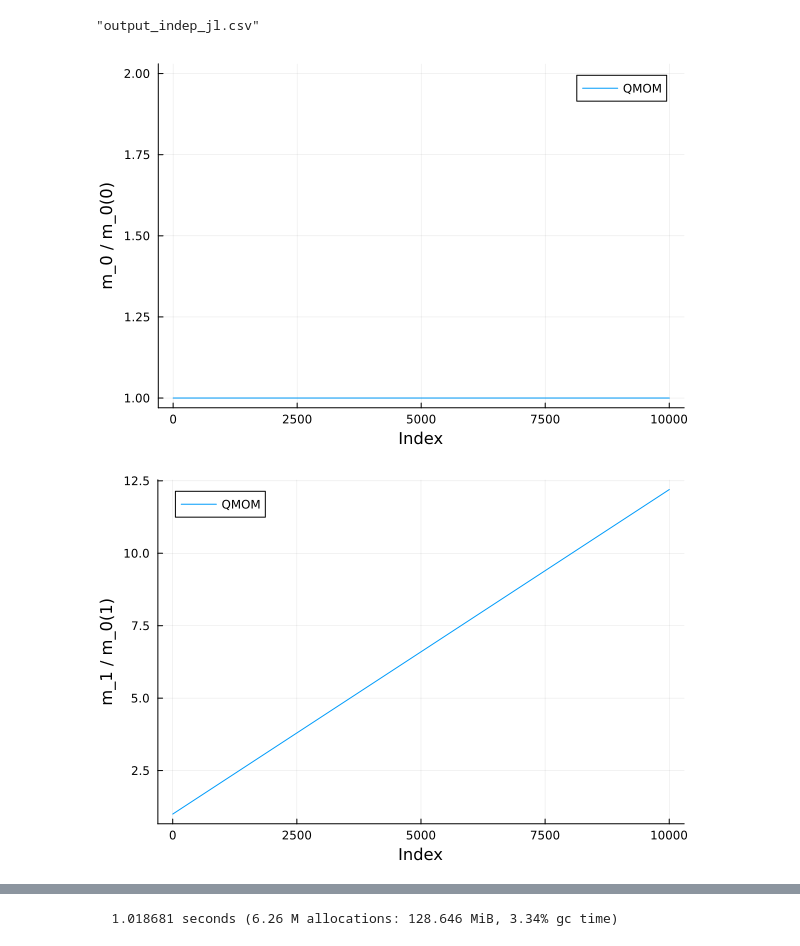
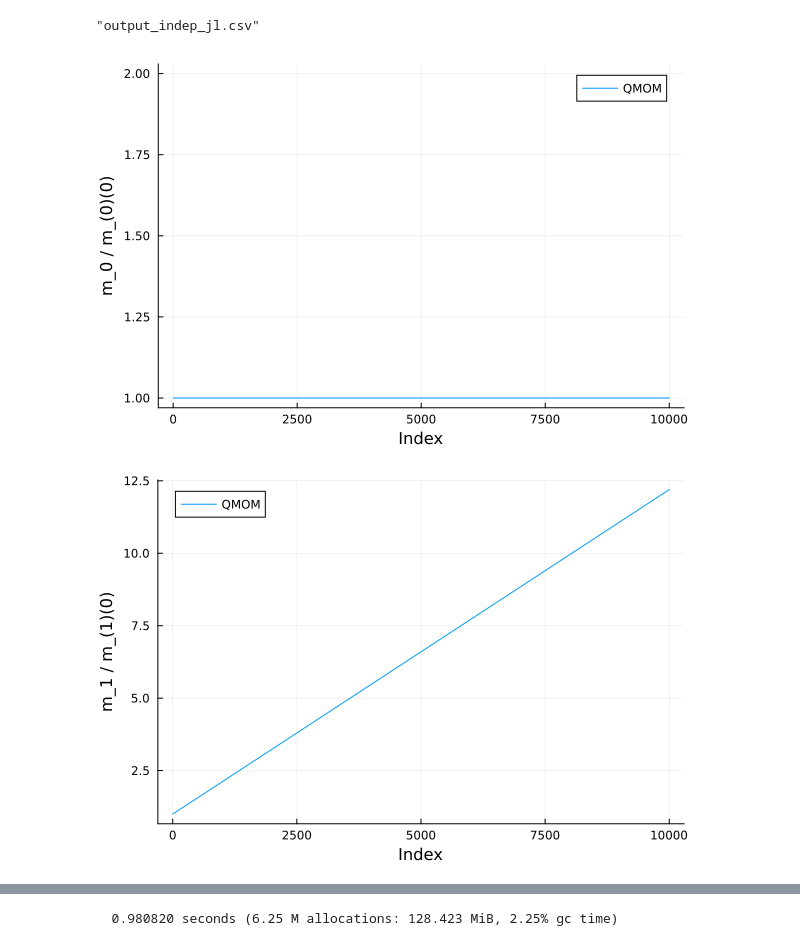
Before and after one commit to chandresh-soni/MTP-Code, a Jupyter notebook: QMOM-0D-growth-indep.ipynb, the cells around one changed output, grey strips where cells are left out. Drawn from its saved outputs; the diff is of its cells as text; code cells hidden in the pictures.

```diff
--- a/QMOM-0D-growth-indep.ipynb
+++ b/QMOM-0D-growth-indep.ipynb
@@ -114,30 +114,30 @@ end
 # %%
 @time begin
     # Read the CSV file "output_indep_jl.csv" into a DataFrame
     df = CSV.File("output_indep_jl.csv") |> DataFrame
 
     # Iterate over each column in the DataFrame and plot
     for i in 1:length(names(df))
         # Extract the name of the current column
         column_name = names(df)[i]
 
         # Extract the constant value from the initial condition vector m_init
         constant = m_init[i]
 
         # Convert the y-axis data to a numerical type by dividing each element by the constant
         y_data = df[!, column_name] / constant
 
         # Plot the data
         plot(1:size(df, 1), y_data, label="QMOM")
 
         # Add labels to the plot
         xlabel!("Index")
-        ylabel!("m_$(i-1) / m_0($(i-1))")
+        ylabel!("m_$(i-1) / m_($(i-1))(0)")
 
         # Show the plot
         display(Plots.plot!())
     end
 end
 # %% [output]
-[figure, old version]
+[figure, new version]
-[figure, old version]
+[figure, new version]
@@ -148 +148 @@ end
-  1.018681 seconds (6.26 M allocations: 128.646 MiB, 3.34% gc time)
+  0.980820 seconds (6.25 M allocations: 128.423 MiB, 2.25% gc time)
```
Also changed, not shown: parts of 1 cell of this notebook, 2 other files.
